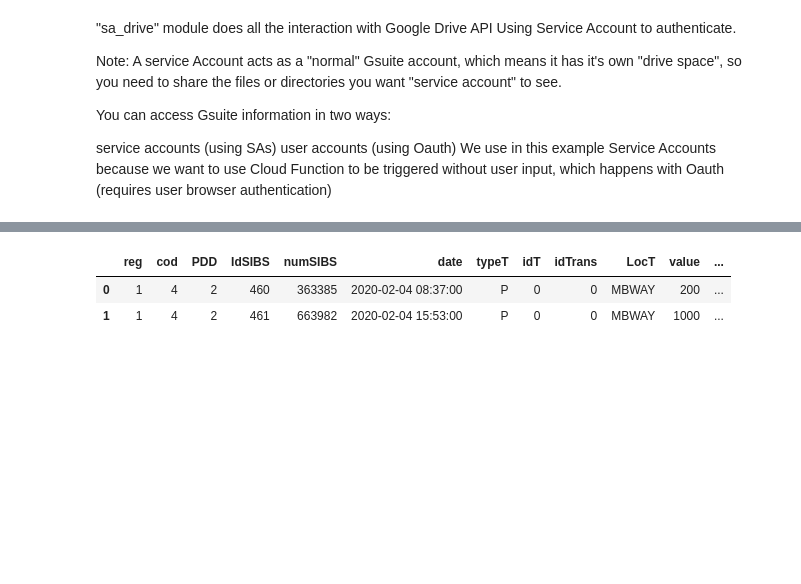
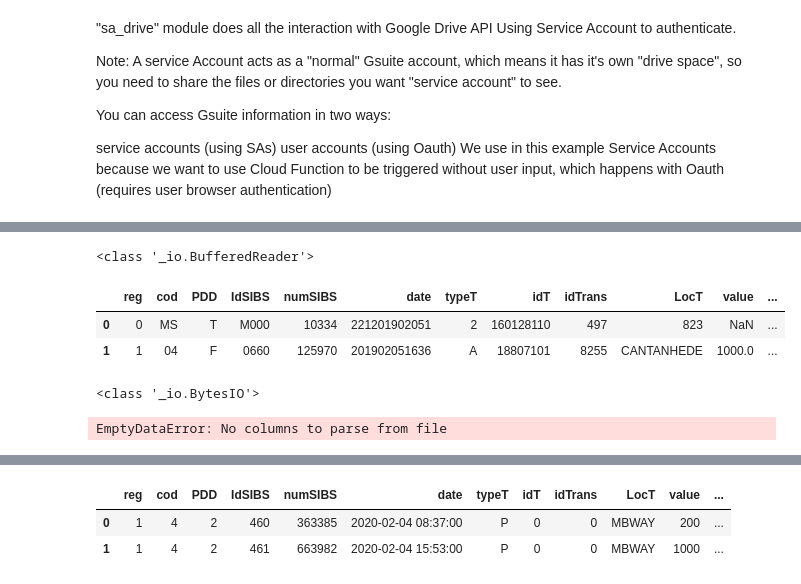
Before and after one commit to ruibrasfernandes/data_processing, a Jupyter notebook: helpo-sibs.ipynb, the cells around one changed output, grey strips where cells are left out. Saved outputs shown, nothing was run; the diff lists cells and outputs as text; code cells hidden in the pictures; blank space fills up the shorter version.

Commit message:
tryiiing work with file types

```diff
--- a/helpo-sibs.ipynb
+++ b/helpo-sibs.ipynb
@@ -67,0 +58,24 @@ df.columns = header
+# %%
+# df = pd.read_fwf(io.StringIO(strIO.decode("utf-8")), widths=widths, skipfooter=1, header=None)
+f = open('201902050161.inp', "rb")
+print(type(f))
+
+df = pd.read_fwf('201902050161.inp', widths=widths, skipfooter=1, header=None)
+df.columns = header
+df.head()
+# %% [output]
+<class '_io.BufferedReader'>
+|  | reg | cod | PDD | IdSIBS | numSIBS | date | typeT | idT | idTrans | LocT | value | ... |
+| 0 | 0 | MS | T | M000 | 10334 | 221201902051 | 2 | 160128110 | 497 | 823 | NaN | ... |
+| 1 | 1 | 04 | F | 0660 | 125970 | 201902051636 | A | 18807101 | 8255 | CANTANHEDE | 1000.0 | ... |
+# %%
+ioBytes = io.BytesIO()
+ioBytes.write(b'0MSTM000000103342212019092712019092511000497823                                                                         \r\n104G036400077772201909271553A003370038033055MAIA           0000000900000001111111110000000000000012300                  \r\n104F036300170810201909271702A003506970594033LISBOA         0000001000000001111111110000000000000012400                  \r\n90000000200000000000001900000000000000000000000000                                                                      \r\n')
+print(type(ioBytes))
+df = pd.read_fwf(ioBytes, widths=widths, skipfooter=1, header=None)
+
+# ioBytes.seek(0)
+# print(ioBytes.getvalue())
+# %% [output]
+<class '_io.BytesIO'>
+EmptyDataError: No columns to parse from file
```
Also changed, not shown: parts of 13 cells of this notebook, 1 other file.
